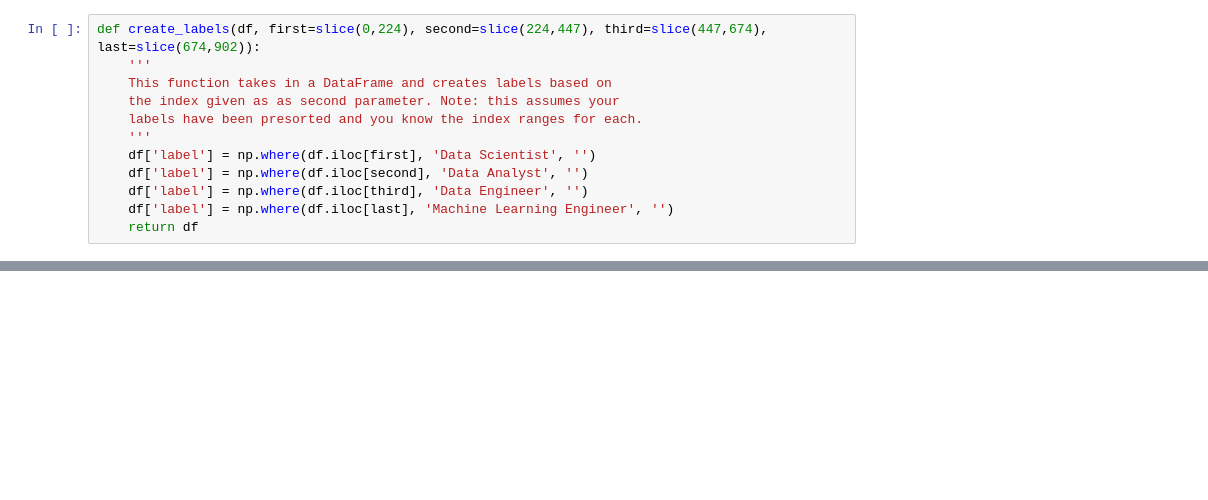
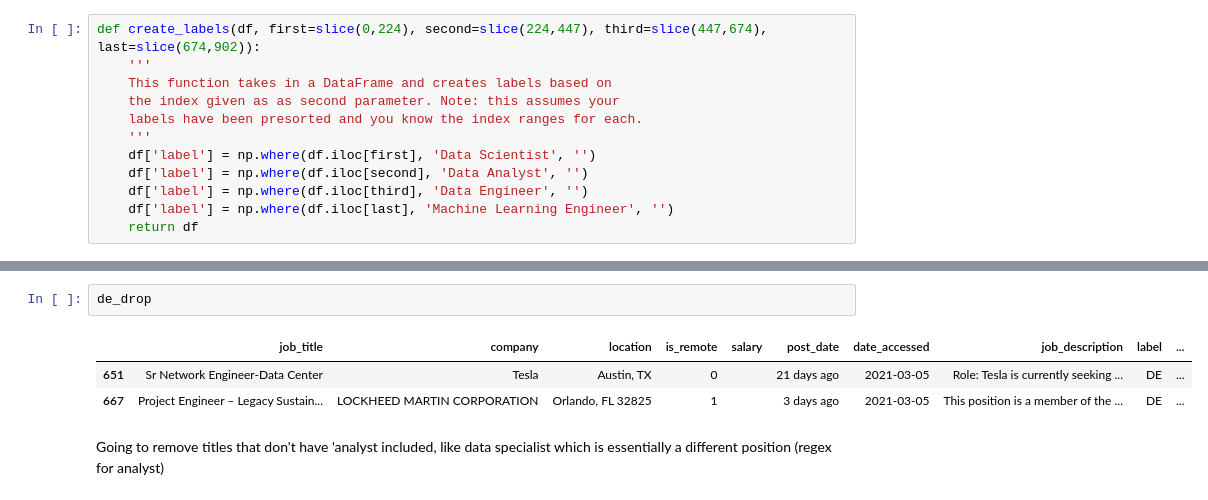
Before and after one commit to Brandon-Martinez27/data-job-resume-booster, a Jupyter notebook: prepare.ipynb, the cells around one changed output, grey strips where cells are left out. Drawn from its saved outputs; the diff is of its cells as text; blank space fills up the shorter version.

```diff
--- a/prepare.ipynb
+++ b/prepare.ipynb
@@ -261,0 +224,8 @@ re.search(r'machine learning', null_rows.job_title[839].lower())# != None
+# %%
+de_drop
+# %% [output]
+|  | job_title | company | location | is_remote | salary | post_date | date_accessed | job_description | label | ... |
+| 651 | Sr Network Engineer-Data Center | Tesla | Austin, TX | 0 |  | 21 days ago | 2021-03-05 | Role: Tesla is currently seeking ... | DE | ... |
+| 667 | Project Engineer – Legacy Sustain... | LOCKHEED MARTIN CORPORATION | Orlando, FL 32825 | 1 |  | 3 days ago | 2021-03-05 | This position is a member of the ... | DE | ... |
+# %% [markdown]
+Going to remove titles that don't have 'analyst included, like data specialist which is essentially a different position (regex for analyst)
```
Also changed, not shown: parts of 39 cells of this notebook.
